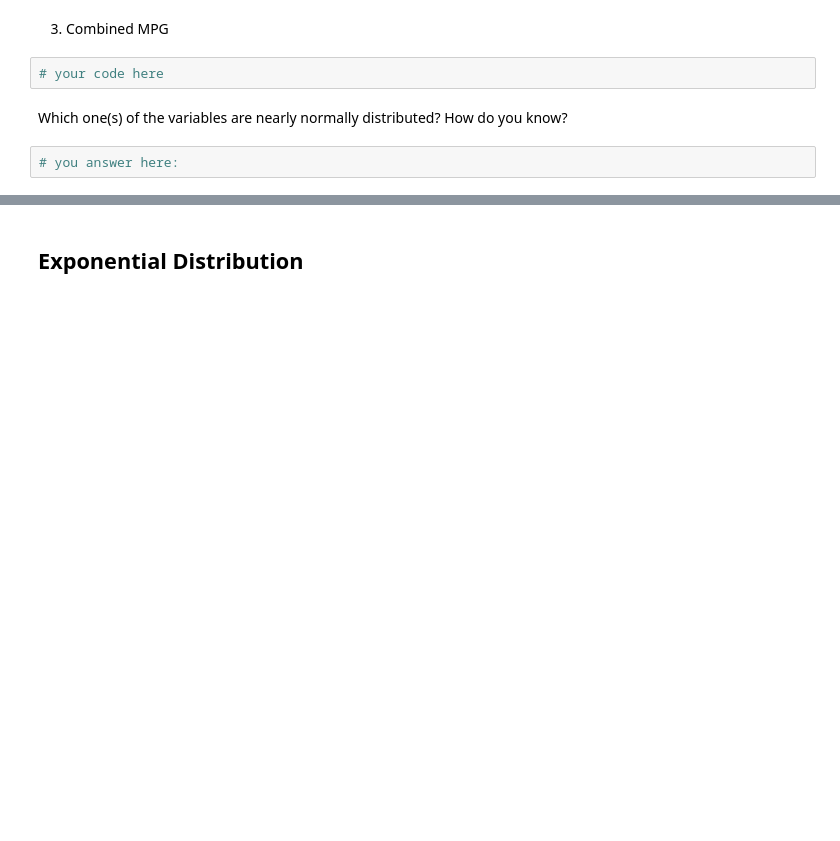
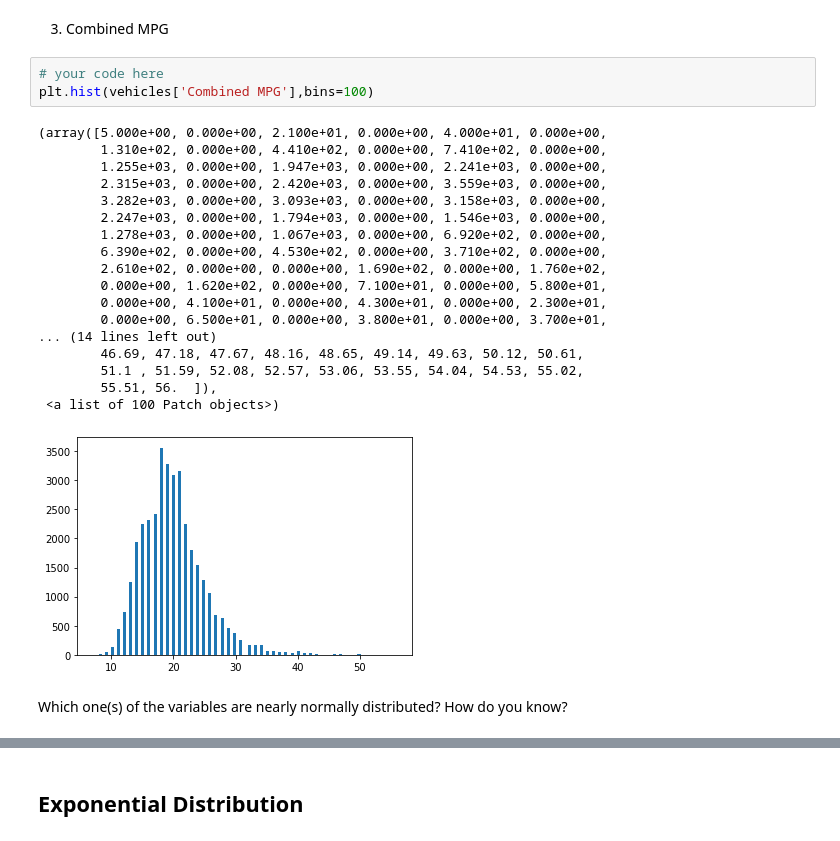
Before and after one commit to ta-data-lis/lab-probability-distributions, a Jupyter notebook: your-code/continuous.ipynb, the cells around one changed output, grey strips where cells are left out. Drawn from its saved outputs; the diff is of its cells as text; blank space fills up the shorter version.

```diff
--- a/your-code/continuous.ipynb
+++ b/your-code/continuous.ipynb
@@ -84,7 +129,25 @@ Then plot the histograms for the following variables:
 3. Combined MPG
 # %%
 # your code here
+plt.hist(vehicles['Combined MPG'],bins=100)
+# %% [output]
+(array([5.000e+00, 0.000e+00, 2.100e+01, 0.000e+00, 4.000e+01, 0.000e+00,
+        1.310e+02, 0.000e+00, 4.410e+02, 0.000e+00, 7.410e+02, 0.000e+00,
+        1.255e+03, 0.000e+00, 1.947e+03, 0.000e+00, 2.241e+03, 0.000e+00,
+        2.315e+03, 0.000e+00, 2.420e+03, 0.000e+00, 3.559e+03, 0.000e+00,
+        3.282e+03, 0.000e+00, 3.093e+03, 0.000e+00, 3.158e+03, 0.000e+00,
+        2.247e+03, 0.000e+00, 1.794e+03, 0.000e+00, 1.546e+03, 0.000e+00,
+        1.278e+03, 0.000e+00, 1.067e+03, 0.000e+00, 6.920e+02, 0.000e+00,
+        6.390e+02, 0.000e+00, 4.530e+02, 0.000e+00, 3.710e+02, 0.000e+00,
+        2.610e+02, 0.000e+00, 0.000e+00, 1.690e+02, 0.000e+00, 1.760e+02,
+        0.000e+00, 1.620e+02, 0.000e+00, 7.100e+01, 0.000e+00, 5.800e+01,
+        0.000e+00, 4.100e+01, 0.000e+00, 4.300e+01, 0.000e+00, 2.300e+01,
+        0.000e+00, 6.500e+01, 0.000e+00, 3.800e+01, 0.000e+00, 3.700e+01,
+... (14 lines left out)
+        46.69, 47.18, 47.67, 48.16, 48.65, 49.14, 49.63, 50.12, 50.61,
+        51.1 , 51.59, 52.08, 52.57, 53.06, 53.55, 54.04, 54.53, 55.02,
+        55.51, 56.  ]),
+ <a list of 100 Patch objects>)
+[figure, added]
 # %% [markdown]
 Which one(s) of the variables are nearly normally distributed? How do you know?
-# %%
-# you answer here:
```
Also changed, not shown: parts of 13 cells of this notebook.
